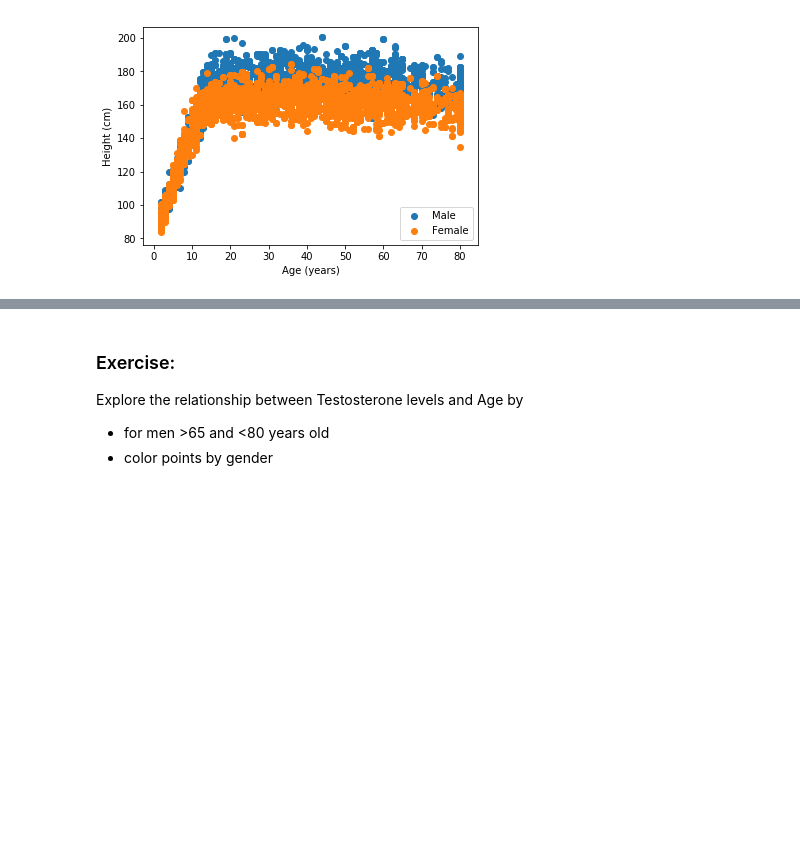
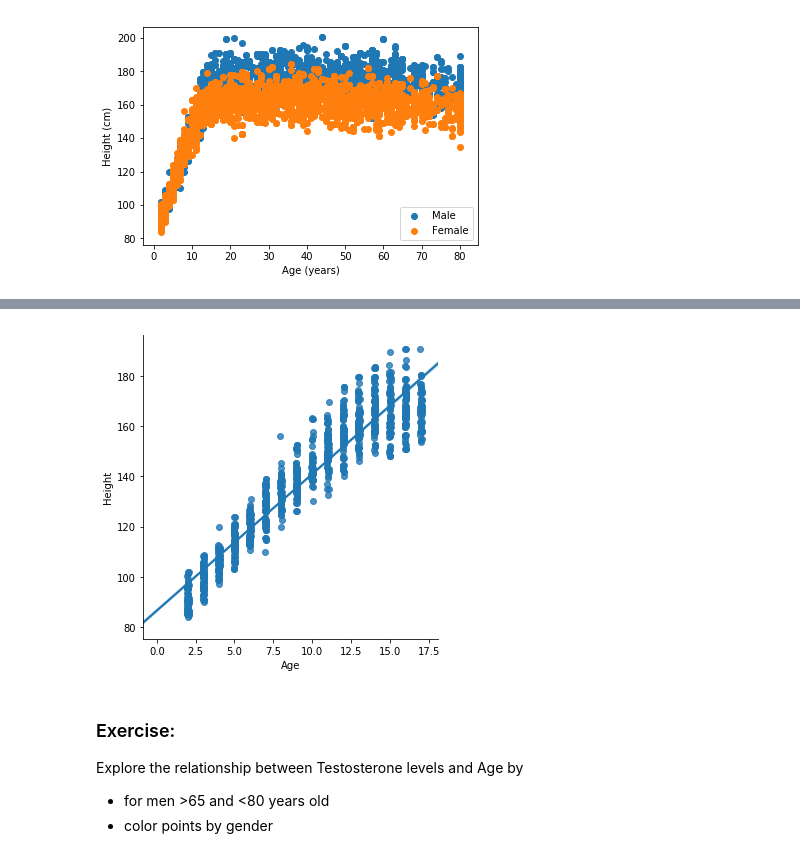
Before and after one commit to uvarc/courses, a Jupyter notebook: workshops/python/summer-bootcamp/Adv_Python-DataViz.ipynb, the cells around one changed output, grey strips where cells are left out. Cells and saved outputs as stored; diff of their text form; code cells hidden in the pictures; blank space fills up the shorter version.

```diff
--- a/workshops/python/summer-bootcamp/Adv_Python-DataViz.ipynb
+++ b/workshops/python/summer-bootcamp/Adv_Python-DataViz.ipynb
@@ -307,3 +305,9 @@ plt.show()
+# %%
+# lmplot() - add variability on X axis
+sns.lmplot(x="Age", y="Height", data=nh_child, x_jitter=.05)
+plt.show()
+# %% [output]
+[figure, added]
 # %% [markdown]
 ### Exercise:
 
```
Also changed, not shown: parts of 22 cells of this notebook, 1 other file.
